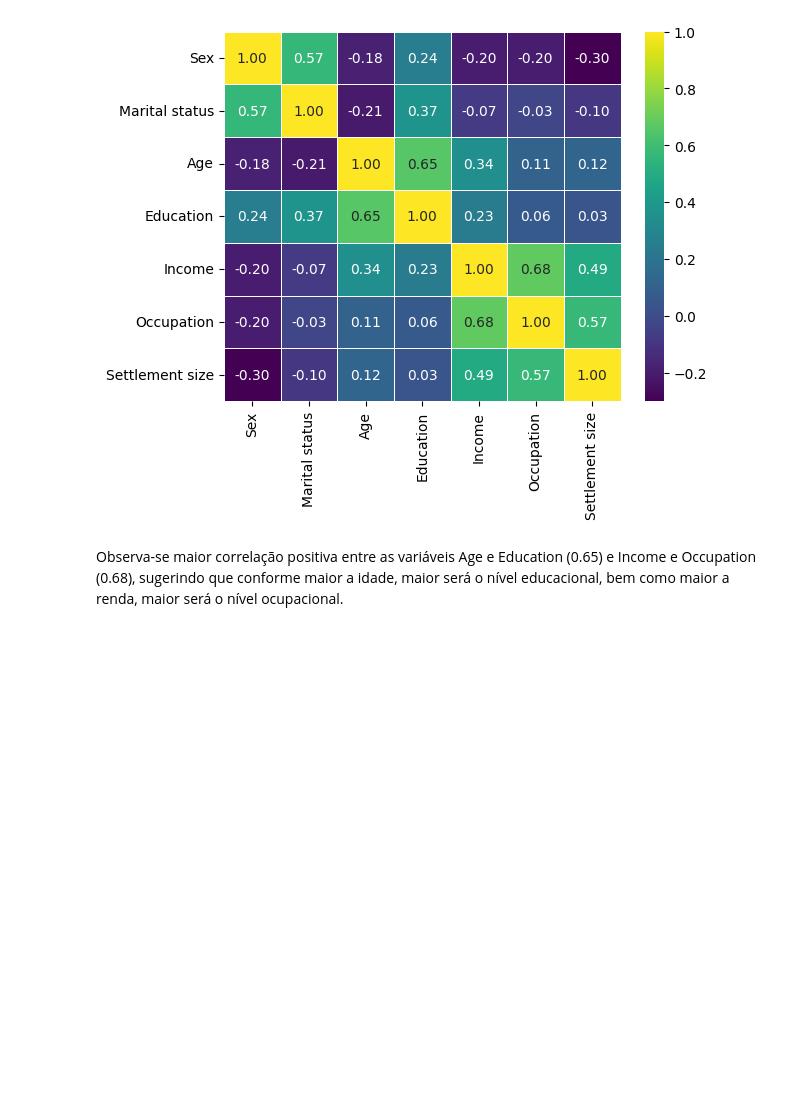
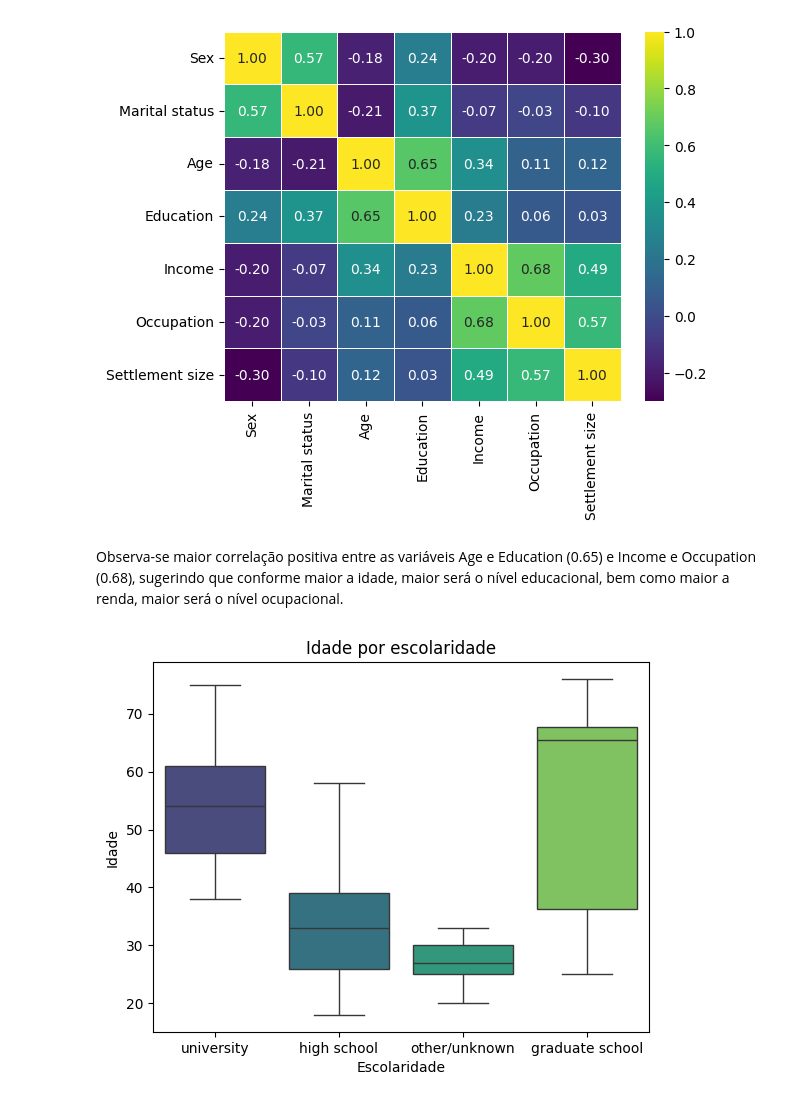
Before and after one commit to JorgeATADantas/SantanderCoders2023-Mod6-MLII-ProjetoFinal-Clusteriza-o-de-Clientes, a Jupyter notebook: Projeto_ML2_Grupo3.ipynb, the cells around one changed output. Cells and saved outputs as stored; diff of their text form; code cells hidden in the pictures; blank space fills up the shorter version.

```diff
--- a/Projeto_ML2_Grupo3.ipynb
+++ b/Projeto_ML2_Grupo3.ipynb
@@ -387,3 +389,11 @@ plt.show()
 [figure]
 # %% [markdown]
 Observa-se maior correlação positiva entre as variáveis Age e Education (0.65) e Income e Occupation (0.68), sugerindo que conforme maior a idade, maior será o nível educacional, bem como maior a renda, maior será o nível ocupacional.
+# %%
+sns.boxplot(data=df_customers_eda, x='Education', y='Age', palette='viridis')
+plt.title('Idade por escolaridade')
+plt.xlabel('Escolaridade')
+plt.ylabel('Idade')
+plt.show()
+# %% [output]
+[figure, added]
```
Also changed, not shown: parts of 6 cells of this notebook.
